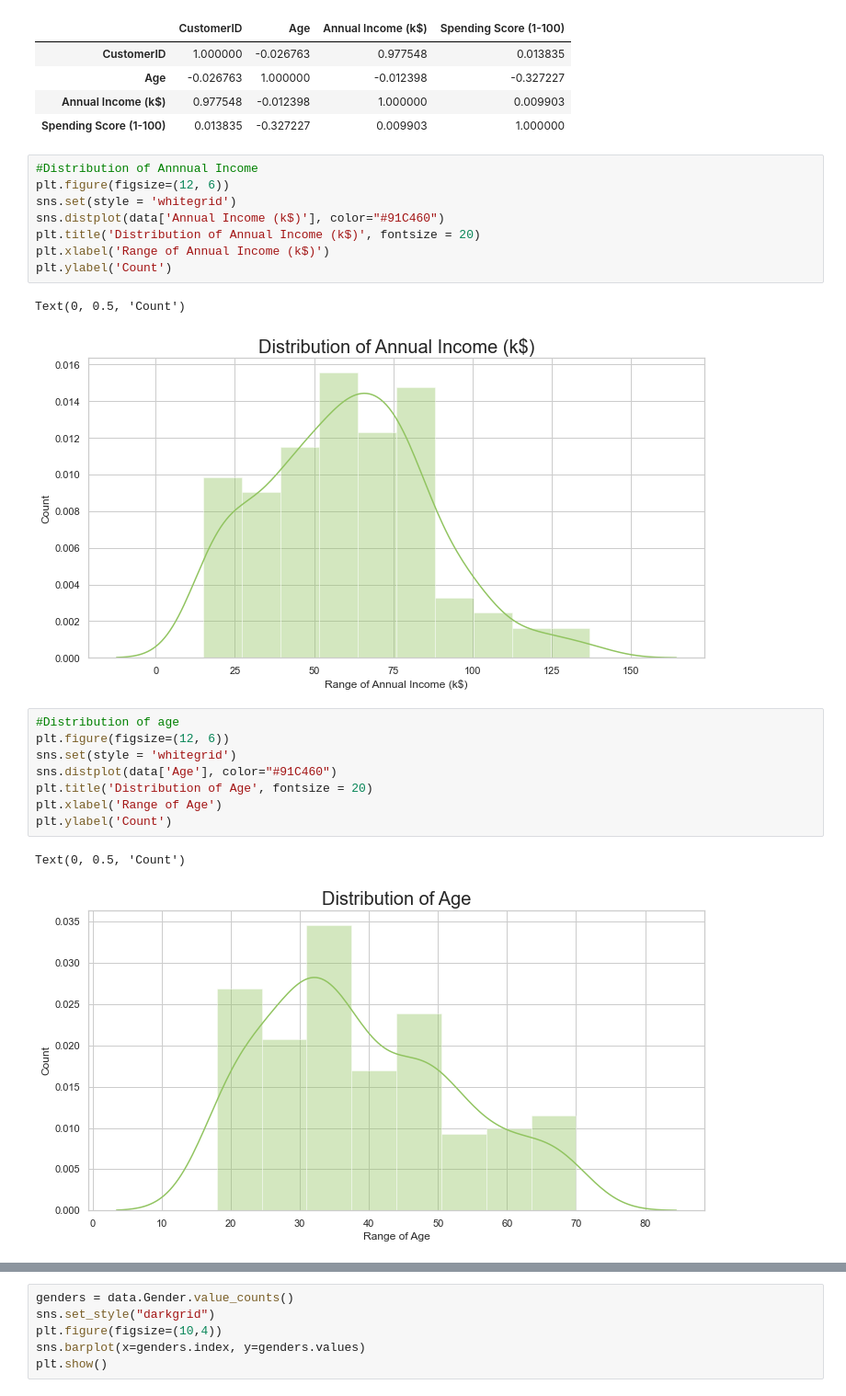
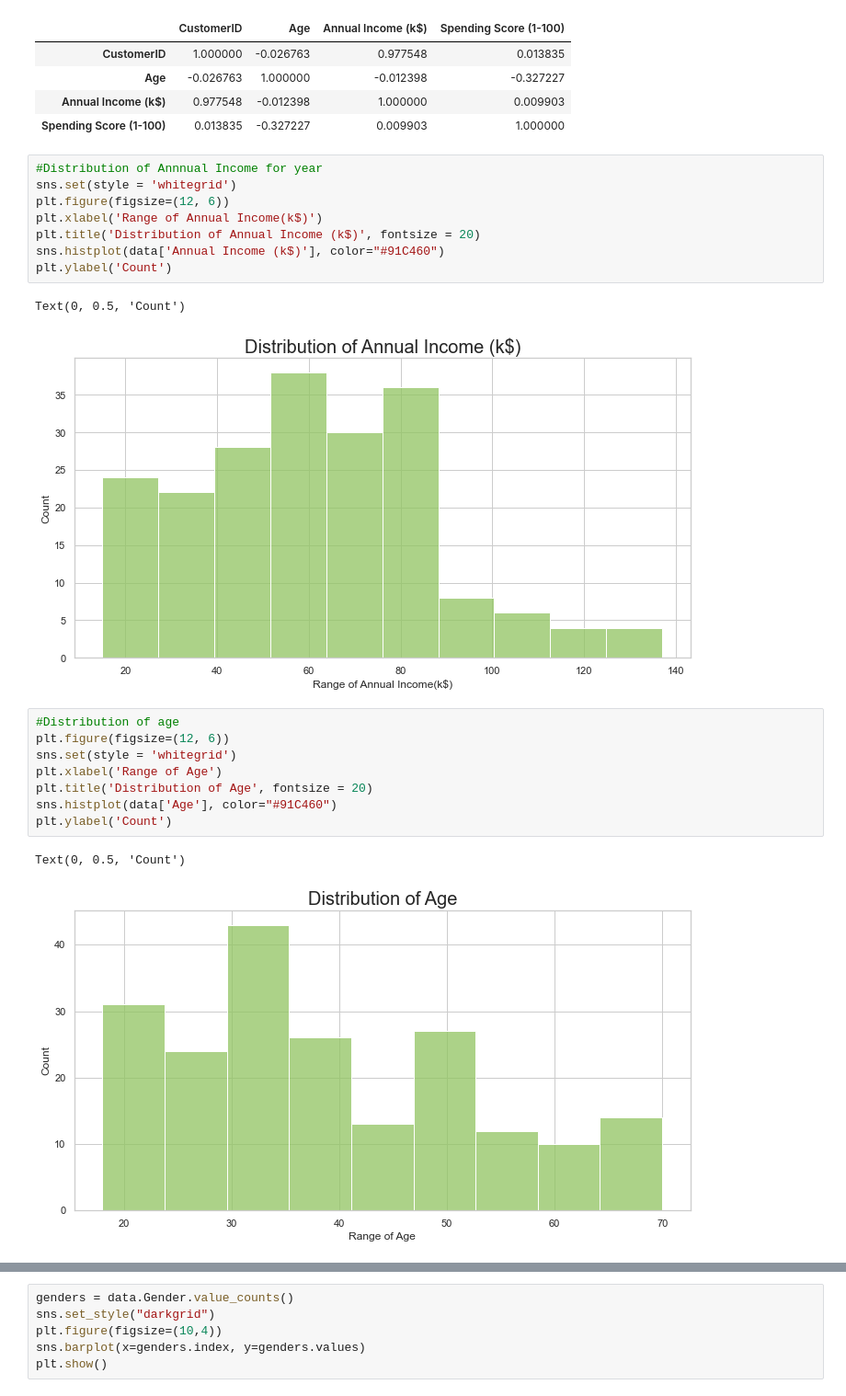
Before and after one commit to raveena69/ML-Assignment-2-G69, a Jupyter notebook: Python Code/Implemenation in Python.ipynb, the cells around one changed output, grey strips where cells are left out. Shown: that part at 92% size. Cells and saved outputs as stored; diff of their text form.

Commit message:
Update the Distribution of Annnual Income and Distribution of age

```diff
--- a/Python Code/Implemenation in Python.ipynb
+++ b/Python Code/Implemenation in Python.ipynb
@@ -72,27 +74,27 @@ data.corr()
 | Annual Income (k$) | 0.977548 | -0.012398 | 1.000000 | 0.009903 |
 | Spending Score (1-100) | 0.013835 | -0.327227 | 0.009903 | 1.000000 |
 # %%
-#Distribution of Annnual Income
+#Distribution of Annnual Income for year
+sns.set(style = 'whitegrid')
 plt.figure(figsize=(12, 6))
-sns.set(style = 'whitegrid')
-sns.distplot(data['Annual Income (k$)'], color="#91C460")
+plt.xlabel('Range of Annual Income(k$)')
 plt.title('Distribution of Annual Income (k$)', fontsize = 20)
-plt.xlabel('Range of Annual Income (k$)')
+sns.histplot(data['Annual Income (k$)'], color="#91C460")
 plt.ylabel('Count')
 # %% [output]
 Text(0, 0.5, 'Count')
-[figure, old version]
+[figure, new version]
 # %%
 #Distribution of age
 plt.figure(figsize=(12, 6))
 sns.set(style = 'whitegrid')
-sns.distplot(data['Age'], color="#91C460")
+plt.xlabel('Range of Age')
 plt.title('Distribution of Age', fontsize = 20)
-plt.xlabel('Range of Age')
+sns.histplot(data['Age'], color="#91C460")
 plt.ylabel('Count')
 # %% [output]
 Text(0, 0.5, 'Count')
-[figure, old version]
+[figure, new version]
 # %%
 #Distribution of spending score
 plt.figure(figsize=(10, 6))
```
Also changed, not shown: parts of 9 cells of this notebook.
